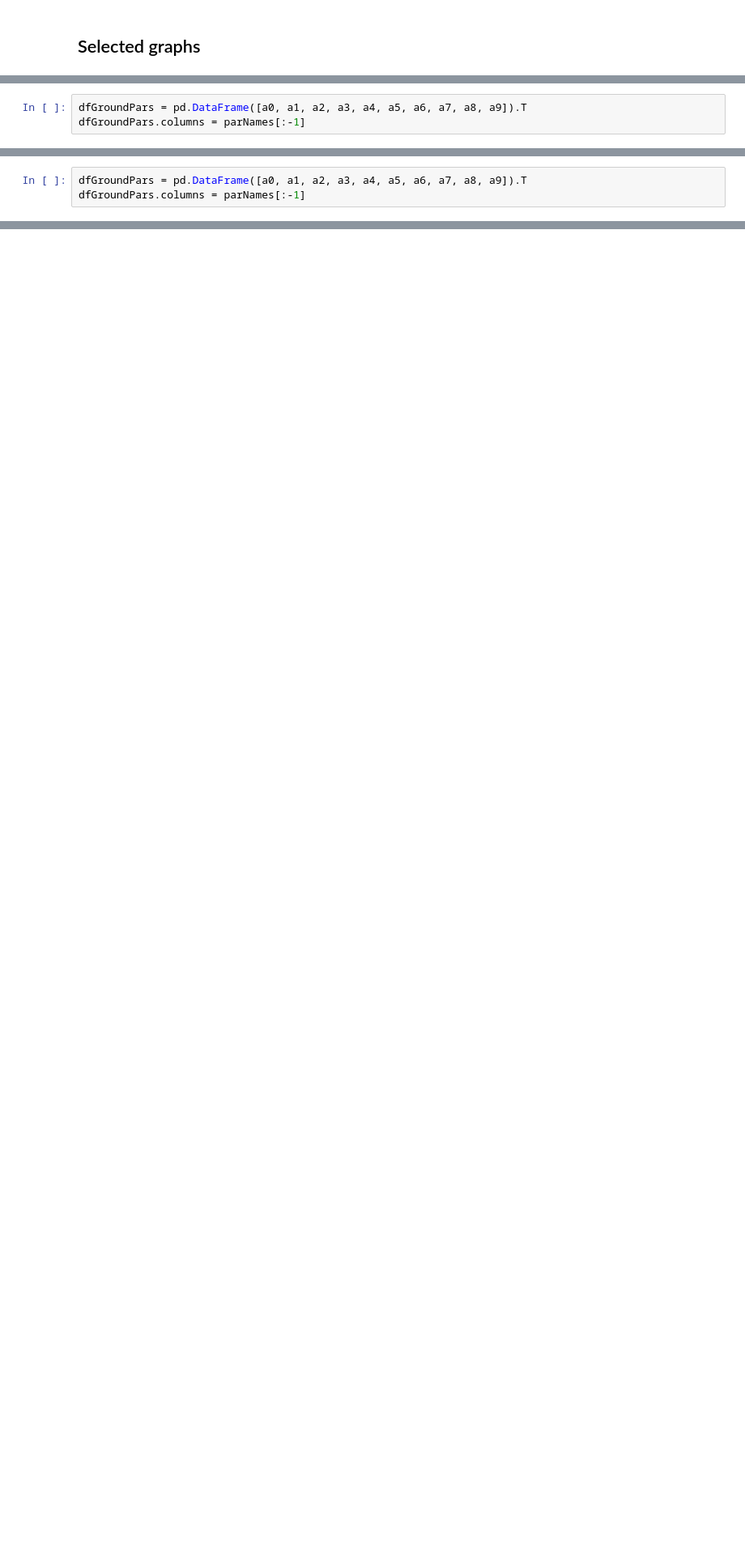
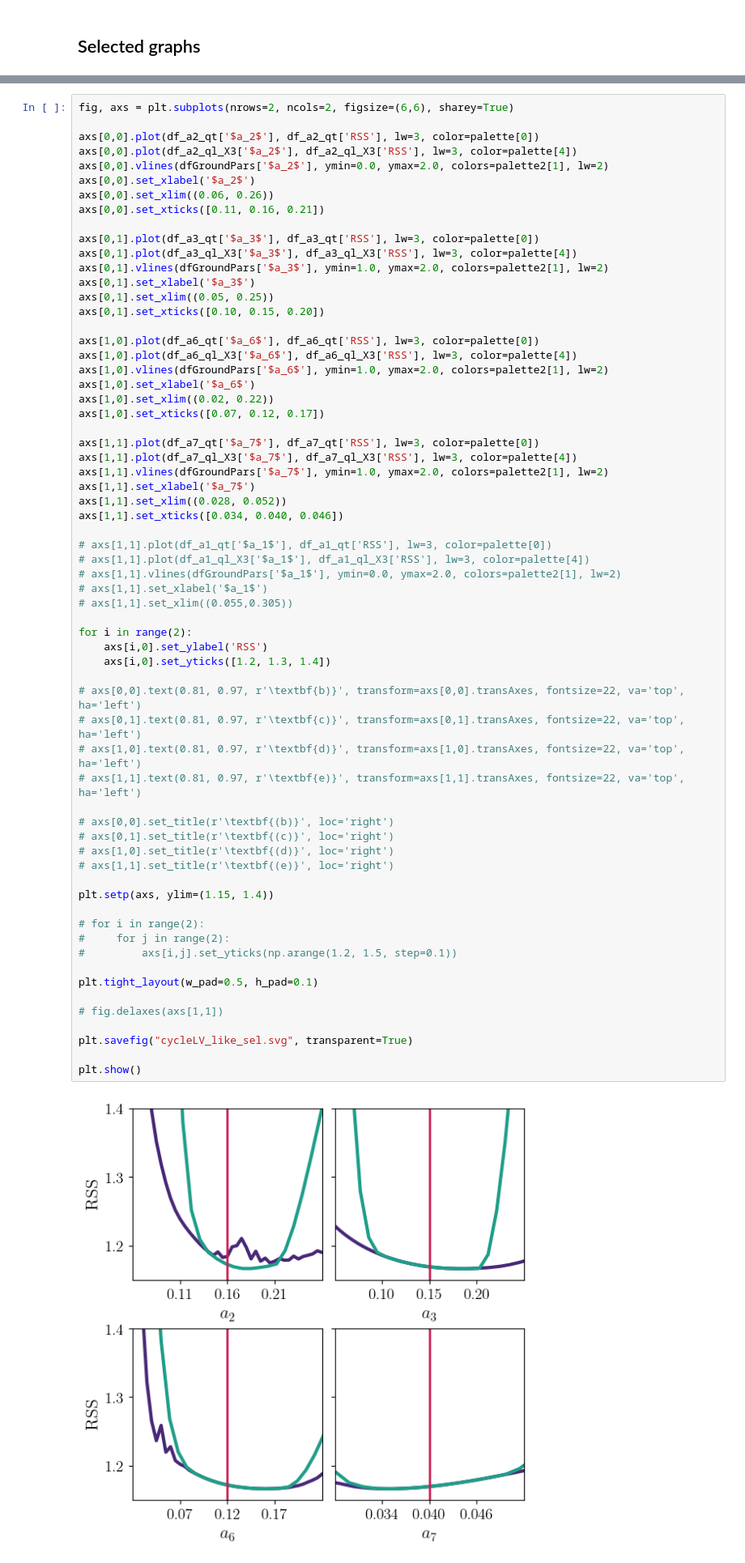
Before and after one commit to systemsmedicine/CrossLabFit, a Jupyter notebook: pyNotebooks/LV_3species-Cycle.ipynb, the cells around one changed output, grey strips where cells are left out. Shown at 81% size. Drawn from its saved outputs; the diff is of its cells as text; blank space fills up the shorter version.

```diff
--- a/pyNotebooks/LV_3species-Cycle.ipynb
+++ b/pyNotebooks/LV_3species-Cycle.ipynb
@@ -1046,3 +858,0 @@ a9 = 0.05 # Mortality rate of X3
-# %%
-dfGroundPars = pd.DataFrame([a0, a1, a2, a3, a4, a5, a6, a7, a8, a9]).T
-dfGroundPars.columns = parNames[:-1]
@@ -1453,3 +858,0 @@ a9 = 0.05 # Mortality rate of X3
-# %%
-dfGroundPars = pd.DataFrame([a0, a1, a2, a3, a4, a5, a6, a7, a8, a9]).T
-dfGroundPars.columns = parNames[:-1]
@@ -1850,0 +926,66 @@ plt.show()
+# %%
+fig, axs = plt.subplots(nrows=2, ncols=2, figsize=(6,6), sharey=True)
+
+axs[0,0].plot(df_a2_qt['$a_2$'], df_a2_qt['RSS'], lw=3, color=palette[0])
+axs[0,0].plot(df_a2_ql_X3['$a_2$'], df_a2_ql_X3['RSS'], lw=3, color=palette[4])
+axs[0,0].vlines(dfGroundPars['$a_2$'], ymin=0.0, ymax=2.0, colors=palette2[1], lw=2)
+axs[0,0].set_xlabel('$a_2$')
+axs[0,0].set_xlim((0.06, 0.26))
+axs[0,0].set_xticks([0.11, 0.16, 0.21])
+
+axs[0,1].plot(df_a3_qt['$a_3$'], df_a3_qt['RSS'], lw=3, color=palette[0])
+axs[0,1].plot(df_a3_ql_X3['$a_3$'], df_a3_ql_X3['RSS'], lw=3, color=palette[4])
+axs[0,1].vlines(dfGroundPars['$a_3$'], ymin=1.0, ymax=2.0, colors=palette2[1], lw=2)
+axs[0,1].set_xlabel('$a_3$')
+axs[0,1].set_xlim((0.05, 0.25))
+axs[0,1].set_xticks([0.10, 0.15, 0.20])
+
+axs[1,0].plot(df_a6_qt['$a_6$'], df_a6_qt['RSS'], lw=3, color=palette[0])
+axs[1,0].plot(df_a6_ql_X3['$a_6$'], df_a6_ql_X3['RSS'], lw=3, color=palette[4])
+axs[1,0].vlines(dfGroundPars['$a_6$'], ymin=1.0, ymax=2.0, colors=palette2[1], lw=2)
+axs[1,0].set_xlabel('$a_6$')
+axs[1,0].set_xlim((0.02, 0.22))
+axs[1,0].set_xticks([0.07, 0.12, 0.17])
+
+axs[1,1].plot(df_a7_qt['$a_7$'], df_a7_qt['RSS'], lw=3, color=palette[0])
+axs[1,1].plot(df_a7_ql_X3['$a_7$'], df_a7_ql_X3['RSS'], lw=3, color=palette[4])
+axs[1,1].vlines(dfGroundPars['$a_7$'], ymin=1.0, ymax=2.0, colors=palette2[1], lw=2)
+axs[1,1].set_xlabel('$a_7$')
+axs[1,1].set_xlim((0.028, 0.052))
+axs[1,1].set_xticks([0.034, 0.040, 0.046])
+
+# axs[1,1].plot(df_a1_qt['$a_1$'], df_a1_qt['RSS'], lw=3, color=palette[0])
+# axs[1,1].plot(df_a1_ql_X3['$a_1$'], df_a1_ql_X3['RSS'], lw=3, color=palette[4])
+# axs[1,1].vlines(dfGroundPars['$a_1$'], ymin=0.0, ymax=2.0, colors=palette2[1], lw=2)
+# axs[1,1].set_xlabel('$a_1$')
+# axs[1,1].set_xlim((0.055,0.305))
+
+for i in range(2):
+    axs[i,0].set_ylabel('RSS')
+    axs[i,0].set_yticks([1.2, 1.3, 1.4])
+
+# axs[0,0].text(0.81, 0.97, r'\textbf{b)}', transform=axs[0,0].transAxes, fontsize=22, va='top', ha='left')
+# axs[0,1].text(0.81, 0.97, r'\textbf{c)}', transform=axs[0,1].transAxes, fontsize=22, va='top', ha='left')
+# axs[1,0].text(0.81, 0.97, r'\textbf{d)}', transform=axs[1,0].transAxes, fontsize=22, va='top', ha='left')
+# axs[1,1].text(0.81, 0.97, r'\textbf{e)}', transform=axs[1,1].transAxes, fontsize=22, va='top', ha='left')
+
+# axs[0,0].set_title(r'\textbf{(b)}', loc='right')
+# axs[0,1].set_title(r'\textbf{(c)}', loc='right')
+# axs[1,0].set_title(r'\textbf{(d)}', loc='right')
+# axs[1,1].set_title(r'\textbf{(e)}', loc='right')
+
+plt.setp(axs, ylim=(1.15, 1.4))
+
+# for i in range(2):
+#     for j in range(2):
+#         axs[i,j].set_yticks(np.arange(1.2, 1.5, step=0.1))
+
+plt.tight_layout(w_pad=0.5, h_pad=0.1)
+
+# fig.delaxes(axs[1,1])
+
+plt.savefig("cycleLV_like_sel.svg", transparent=True)
+
+plt.show()
+# %% [output]
+[figure, added]
```
Also changed, not shown: parts of 114 cells of this notebook, 12 other files.
